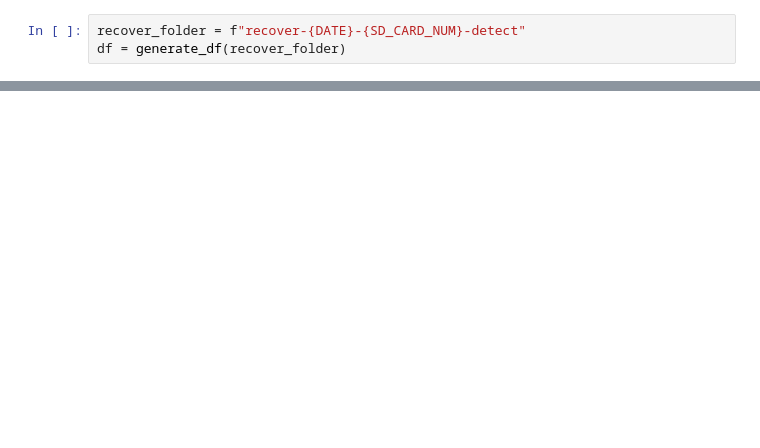
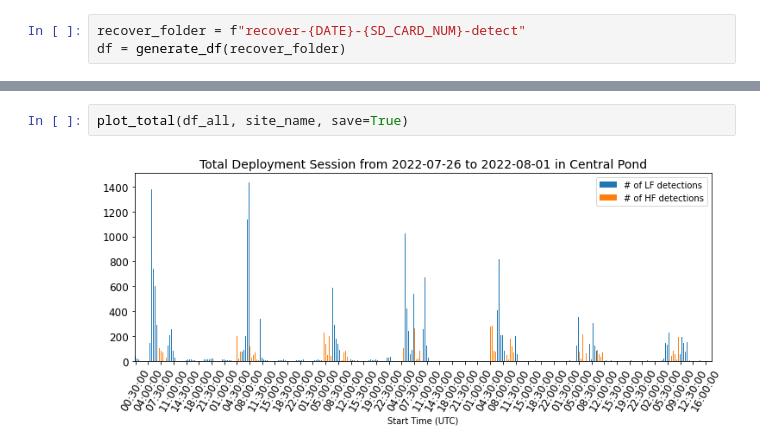
Before and after one commit to uw-echospace/ubna-field, a Jupyter notebook: notebooks/call_number_plotter.ipynb, the cells around one changed output, grey strips where cells are left out. Cells and saved outputs as stored; diff of their text form; blank space fills up the shorter version.

```diff
--- a/notebooks/call_number_plotter.ipynb
+++ b/notebooks/call_number_plotter.ipynb
@@ -161,0 +207,4 @@ plot_total(df_all, site_name)
+# %%
+plot_total(df_all, site_name, save=True)
+# %% [output]
+[figure, added]
```
Also changed, not shown: parts of 15 cells of this notebook, 17 other files.
